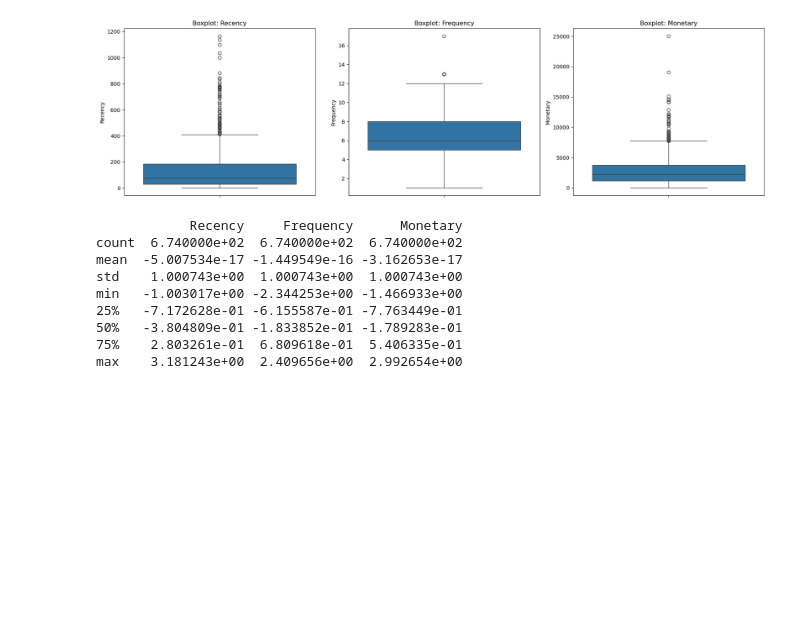
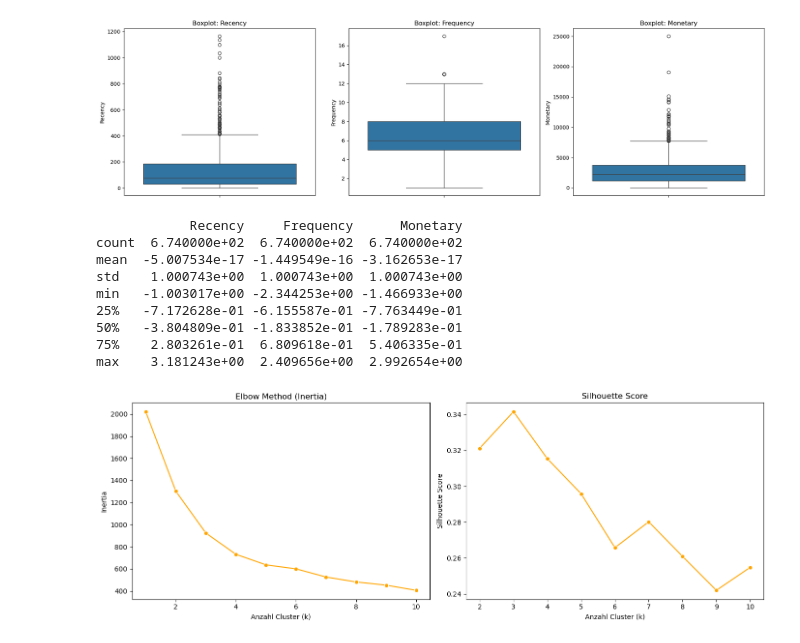
Before and after one commit to feizicodes/E-Commerce, a Jupyter notebook: clustering.ipynb, the cells around one changed output. Drawn from its saved outputs; the diff is of its cells as text; code cells hidden in the pictures; blank space fills up the shorter version.

Commit message:
Visualisierung

```diff
--- a/clustering.ipynb
+++ b/clustering.ipynb
@@ -95,0 +107,50 @@ max    3.181243e+00  2.409656e+00  2.992654e+00
+# %%
+#Silhouette-Methode
+from sklearn.metrics import silhouette_score
+
+silhouette_scores = []
+
+for k in range(2, 11):  # Silhouette nicht sinnvoll bei k=1
+    kmeans = KMeans(n_clusters=k, random_state=42)
+    labels = kmeans.fit_predict(rfm_scaled_df)
+    score = silhouette_score(rfm_scaled_df, labels)
+    silhouette_scores.append(score)
+# %%
+# Sicherstellen, dass beide Listen die gleiche Länge für die Visualisierung haben
+# Silhouette hat None bei k=1, daher schneiden wir es für den Plot ab
+
+# Neu berechnen, um sicherzugehen
+from sklearn.cluster import KMeans
+from sklearn.metrics import silhouette_score
+
+inertia = []
+silhouette_scores = []
+K_range = list(range(1, 11))
+
+for k in K_range:
+    kmeans = KMeans(n_clusters=k, max_iter=100, random_state=42)
+    kmeans.fit(rfm_scaled_df)
+    inertia.append(kmeans.inertia_)
+
+    if k > 1:
+        silhouette_scores.append(silhouette_score(rfm_scaled_df, kmeans.labels_))
+
+# Visualisierung (saubere Achsenlängen)
+fig, ax = plt.subplots(1, 2, figsize=(14, 5))
+
+# Elbow-Methode (k=1 bis 10)
+sns.lineplot(x=K_range, y=inertia, marker='o', color="orange", ax=ax[0])
+ax[0].set_title("Elbow Method (Inertia)")
+ax[0].set_xlabel("Anzahl Cluster (k)")
+ax[0].set_ylabel("Inertia")
+
+# Silhouette Score (k=2 bis 10)
+sns.lineplot(x=K_range[1:], y=silhouette_scores, marker='o', color="orange", ax=ax[1])
+ax[1].set_title("Silhouette Score")
+ax[1].set_xlabel("Anzahl Cluster (k)")
+ax[1].set_ylabel("Silhouette Score")
+
+plt.tight_layout()
+plt.show()
+# %% [output]
+[figure, added]
```
Also changed, not shown: parts of 1 cell of this notebook.
